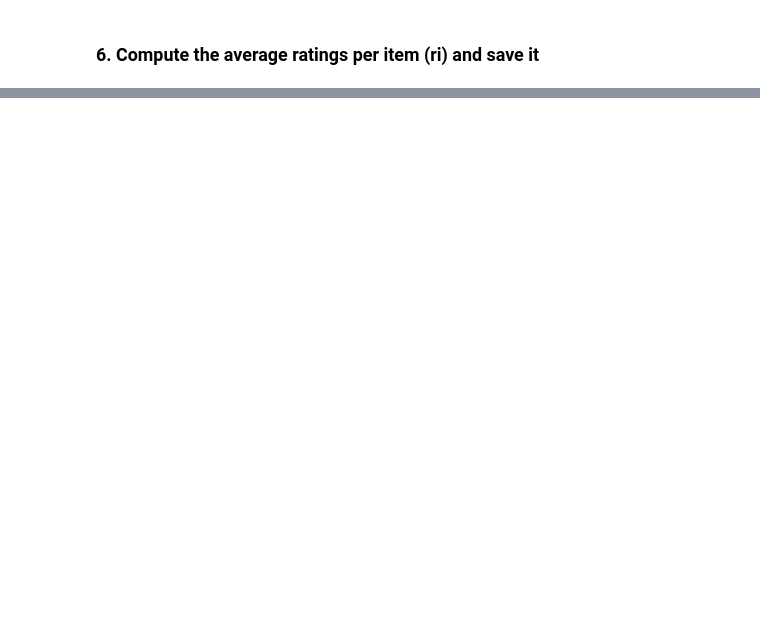
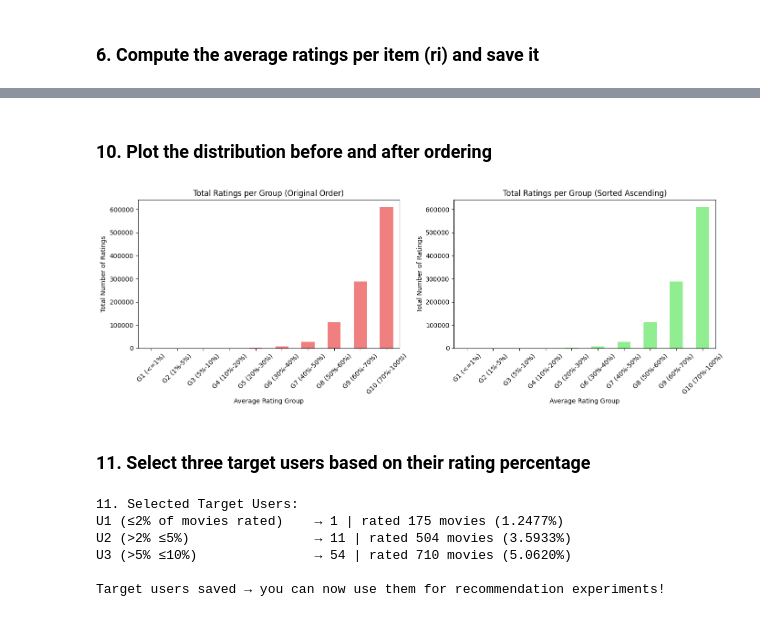
Before and after one commit to youssefekrami919/AIE425-Assignment-Group-Youssef-Elsyed, a Jupyter notebook: irs_assignment_1.ipynb, the cells around one changed output, grey strips where cells are left out. Saved outputs shown, nothing was run; the diff lists cells and outputs as text; code cells hidden in the pictures; blank space fills up the shorter version.

```diff
--- a/irs_assignment_1.ipynb
+++ b/irs_assignment_1.ipynb
@@ -148,0 +232,57 @@ dtype: int64
+# %% [markdown]
+### 10. Plot the distribution before and after ordering
+# %%
+
+plt.figure(figsize=(14, 5))
+
+plt.subplot(1, 2, 1)
+ratings_per_group.reindex(labels).plot(kind='bar', color='lightcoral')  # keeps original group order
+plt.title("Total Ratings per Group (Original Order)")
+plt.xlabel("Average Rating Group")
+plt.ylabel("Total Number of Ratings")
+plt.xticks(rotation=45)
+
+plt.subplot(1, 2, 2)
+ratings_per_group_sorted.plot(kind='bar', color='lightgreen')
+plt.title("Total Ratings per Group (Sorted Ascending)")
+plt.xlabel("Average Rating Group")
+plt.ylabel("Total Number of Ratings")
+plt.xticks(rotation=45)
+
+plt.tight_layout()
+plt.show()
+# %% [output]
+[figure, added]
+# %% [markdown]
+### 11. Select three target users based on their rating percentage
+# %%
+
+total_movies = df['movieId'].nunique()
+user_rating_counts = df.groupby('userId').size()
+user_percentage = (user_rating_counts / total_movies) * 100
+
+# Find users in each required band
+U1_cands = user_percentage[user_percentage <= 2]
+U2_cands = user_percentage[(user_percentage > 2) & (user_percentage <= 5)]
+U3_cands = user_percentage[(user_percentage > 5) & (user_percentage <= 10)]
+
+# Pick one user from each (first one found)
+U1 = U1_cands.index[0]
+U2 = U2_cands.index[0] if len(U2_cands) > 0 else U1_cands.index[-1]  # fallback just in case
+U3 = U3_cands.index[0] if len(U3_cands) > 0 else U2_cands.index[-1]
+
+print("\n11. Selected Target Users:")
+print(f"U1 (≤2% of movies rated)    → {U1} | rated {user_rating_counts[U1]} movies ({user_percentage[U1]:.4f}%)")
+print(f"U2 (>2% ≤5%)                → {U2} | rated {user_rating_counts[U2]} movies ({user_percentage[U2]:.4f}%)")
+print(f"U3 (>5% ≤10%)               → {U3} | rated {user_rating_counts[U3]} movies ({user_percentage[U3]:.4f}%)")
+
+# Save for later use
+target_users = [U1, U2, U3]
+print("\nTarget users saved → you can now use them for recommendation experiments!")
+# %% [output]
+11. Selected Target Users:
+U1 (≤2% of movies rated)    → 1 | rated 175 movies (1.2477%)
+U2 (>2% ≤5%)                → 11 | rated 504 movies (3.5933%)
+U3 (>5% ≤10%)               → 54 | rated 710 movies (5.0620%)
+
+Target users saved → you can now use them for recommendation experiments!
```
Also changed, not shown: parts of 12 cells of this notebook.
